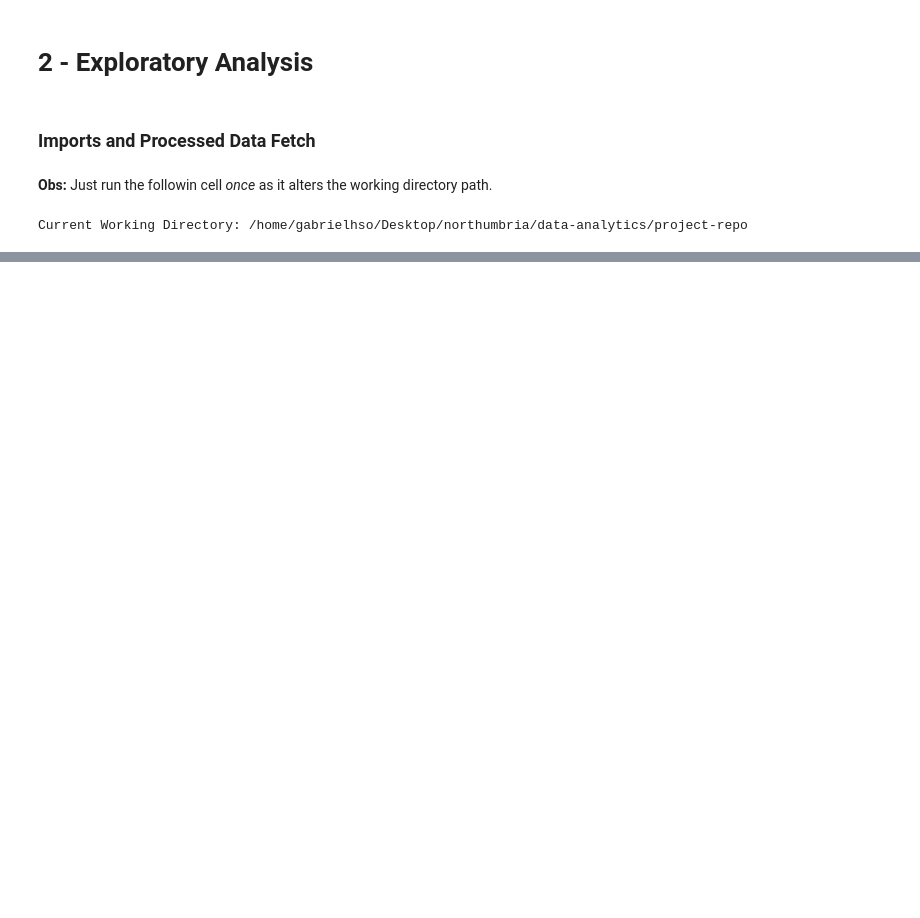
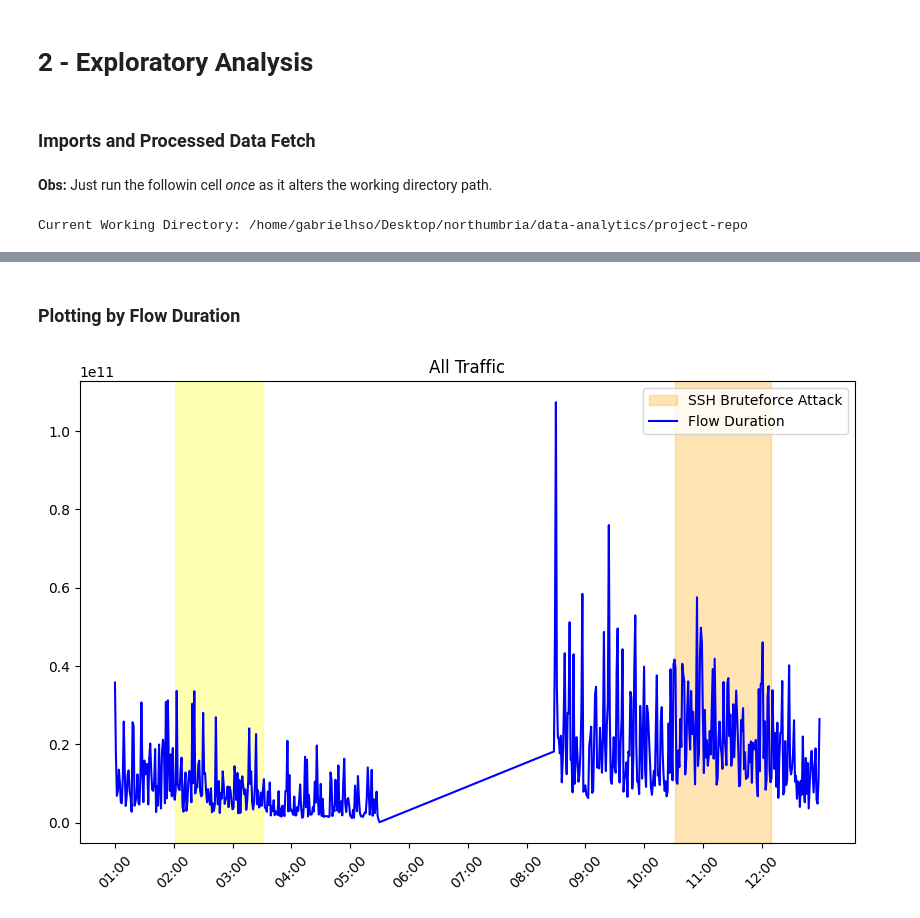
Before and after one commit to gabrielonishi/data-science-for-cyberattack-detection, a Jupyter notebook: notebooks/2-exploratory-analysis.ipynb, the cells around one changed output, grey strips where cells are left out. Saved outputs shown, nothing was run; the diff lists cells and outputs as text; code cells hidden in the pictures; blank space fills up the shorter version.

```diff
--- a/notebooks/2-exploratory-analysis.ipynb
+++ b/notebooks/2-exploratory-analysis.ipynb
@@ -156,0 +181,30 @@ plt.plot(timestamps, rst_flags)
+# %% [markdown]
+### Plotting by Flow Duration
+# %%
+def plot_packets(df: pd.DataFrame, title: str):
+    fig, ax = plt.subplots(figsize=(10, 6))
+
+    ax.axvspan(pd.Timestamp(SSH_ATTACK_START), pd.Timestamp(SSH_ATTACK_END),
+           color='yellow', alpha=0.3, label="SSH Bruteforce Attack")
+    ax.axvspan(pd.Timestamp(FTP_ATTACK_START), pd.Timestamp(FTP_ATTACK_END),
+           color='orange', alpha=0.3, label="SSH Bruteforce Attack")
+
+    ax.plot(df.index, df['Flow Duration'], label='Flow Duration', color='blue')
+
+    # Reprocess x axis to show every hour
+    plt.xticks(pd.date_range(start=df.index.min(), end=df.index.max(), freq='h'))
+    plt.xticks(rotation=45)
+
+    # Reprocess x axis labels to show only hour
+    plt.gca().xaxis.set_major_formatter(plt.matplotlib.dates.DateFormatter('%H:%M'))
+
+    handles, labels = ax.get_legend_handles_labels()
+    unique = dict(zip(labels, handles))
+    ax.legend(unique.values(), unique.keys())
+    ax.set_title(title)
+
+    return fig, ax
+
+fig, ax = plot_packets(all_df, 'All Traffic')
+# %% [output]
+[figure, added]
```
Also changed, not shown: parts of 38 cells of this notebook.
